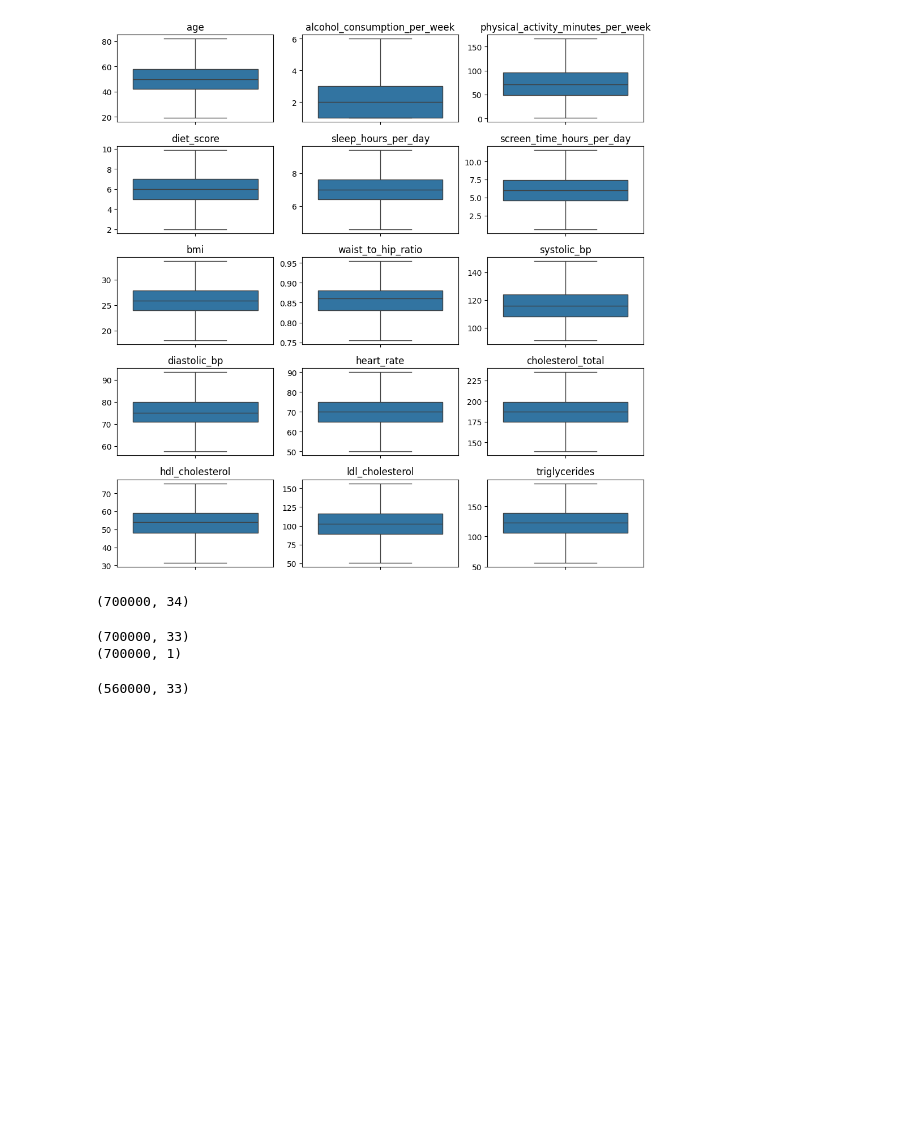
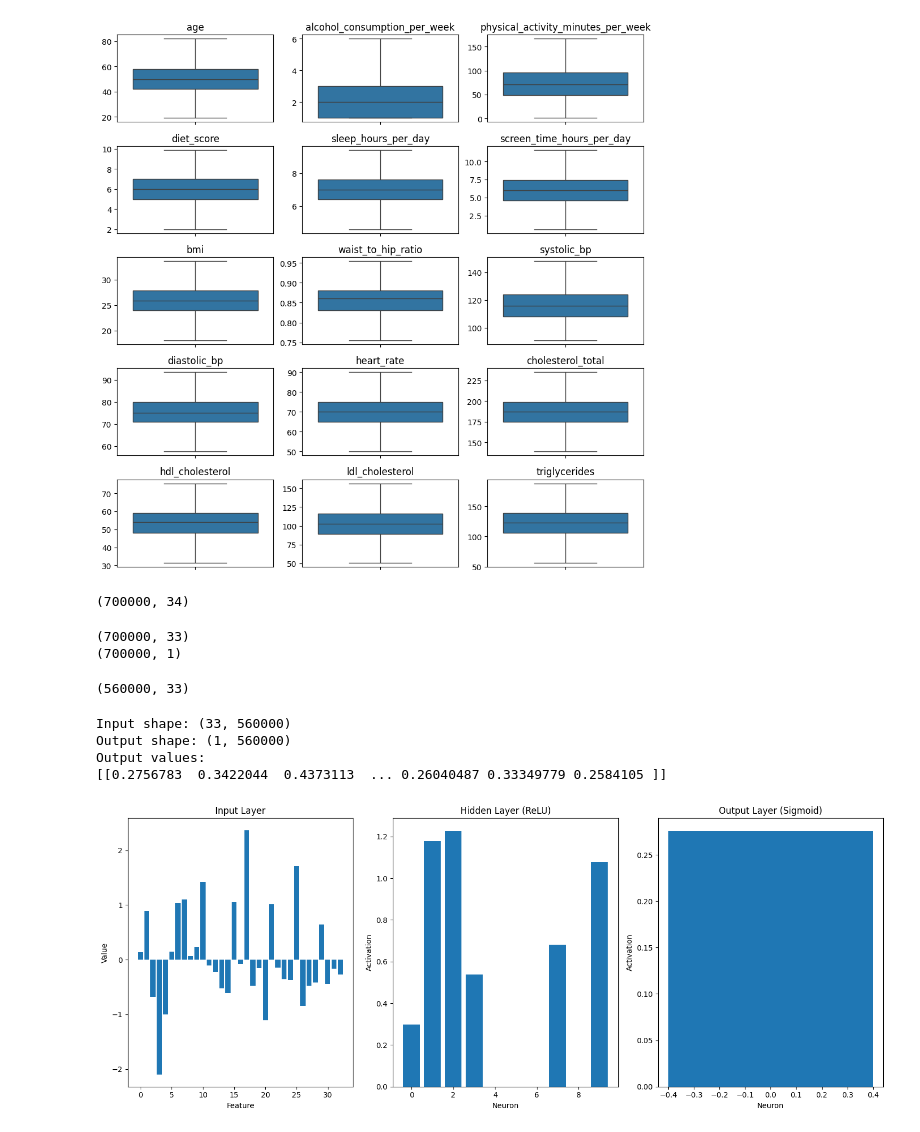
Before and after one commit to MDRobiulhassan/Machine-Learning-Course, a Jupyter notebook: Forward_Propagation.ipynb, the cells around one changed output. Cells and saved outputs as stored; diff of their text form; code cells hidden in the pictures; blank space fills up the shorter version.

Commit message:
Forward Propagation

```diff
--- a/Forward_Propagation.ipynb
+++ b/Forward_Propagation.ipynb
@@ -431,0 +439,53 @@ class NeuralNetwork:
+# %%
+input_dim = X_train.shape[1]   # 33
+hidden_neurons = 10            # you can choose 5-50 depending on complexity
+output_neurons = 1             # binary classification
+
+layer_dims = [input_dim, hidden_neurons, output_neurons]
+activations = ["relu", "sigmoid"]
+
+custom_nn = NeuralNetwork(layer_dims, activations)
+# %%
+X_sample = X_train[:560000].T
+output, caches = custom_nn.forward_propagation(X_sample)
+
+print(f"Input shape: {X_sample.shape}")
+print(f"Output shape: {output.shape}")
+print(f"Output values:\n{output}")
+# %% [output]
+Input shape: (33, 560000)
+Output shape: (1, 560000)
+Output values:
+[[0.2756783  0.3422044  0.4373113  ... 0.26040487 0.33349779 0.2584105 ]]
+# %%
+def visualize_activations(caches, example_idx=0):
+    plt.figure(figsize=(15, 6))
+
+    # Input Layer
+    plt.subplot(1, 3, 1)
+    plt.bar(range(caches['A0'].shape[0]), caches['A0'][:, example_idx])
+    plt.title('Input Layer')
+    plt.xlabel('Feature')
+    plt.ylabel('Value')
+
+    # Hidden Layer
+    plt.subplot(1, 3, 2)
+    plt.bar(range(caches['A1'].shape[0]), caches['A1'][:, example_idx])
+    plt.title('Hidden Layer (ReLU)')
+    plt.xlabel('Neuron')
+    plt.ylabel('Activation')
+
+    # Output Layer
+    plt.subplot(1, 3, 3)
+    plt.bar(range(caches['A2'].shape[0]), caches['A2'][:, example_idx])
+    plt.title('Output Layer (Sigmoid)')
+    plt.xlabel('Neuron')
+    plt.ylabel('Activation')
+
+    plt.tight_layout()
+    plt.show()
+
+# Visualize the first example
+visualize_activations(caches)
+# %% [output]
+[figure, added]
```
Also changed, not shown: parts of 10 cells of this notebook.
